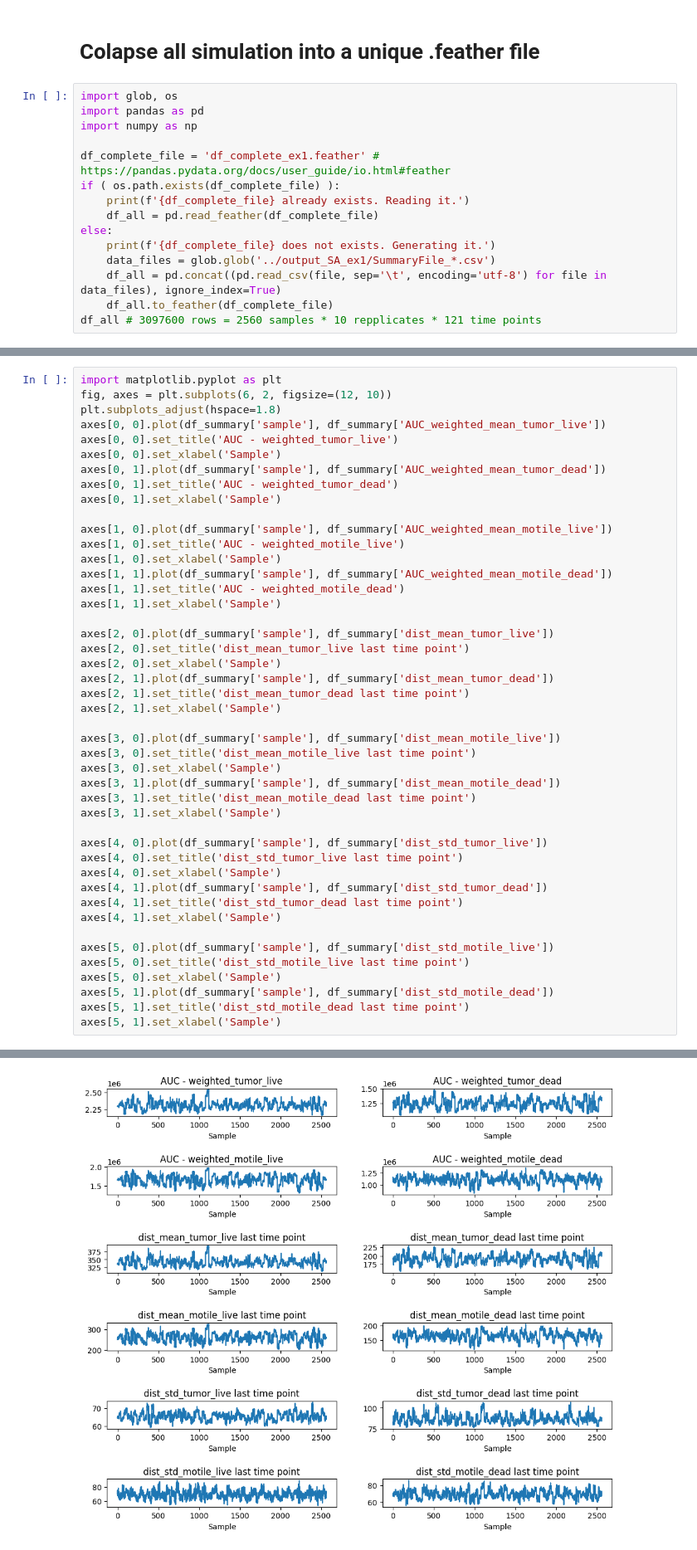
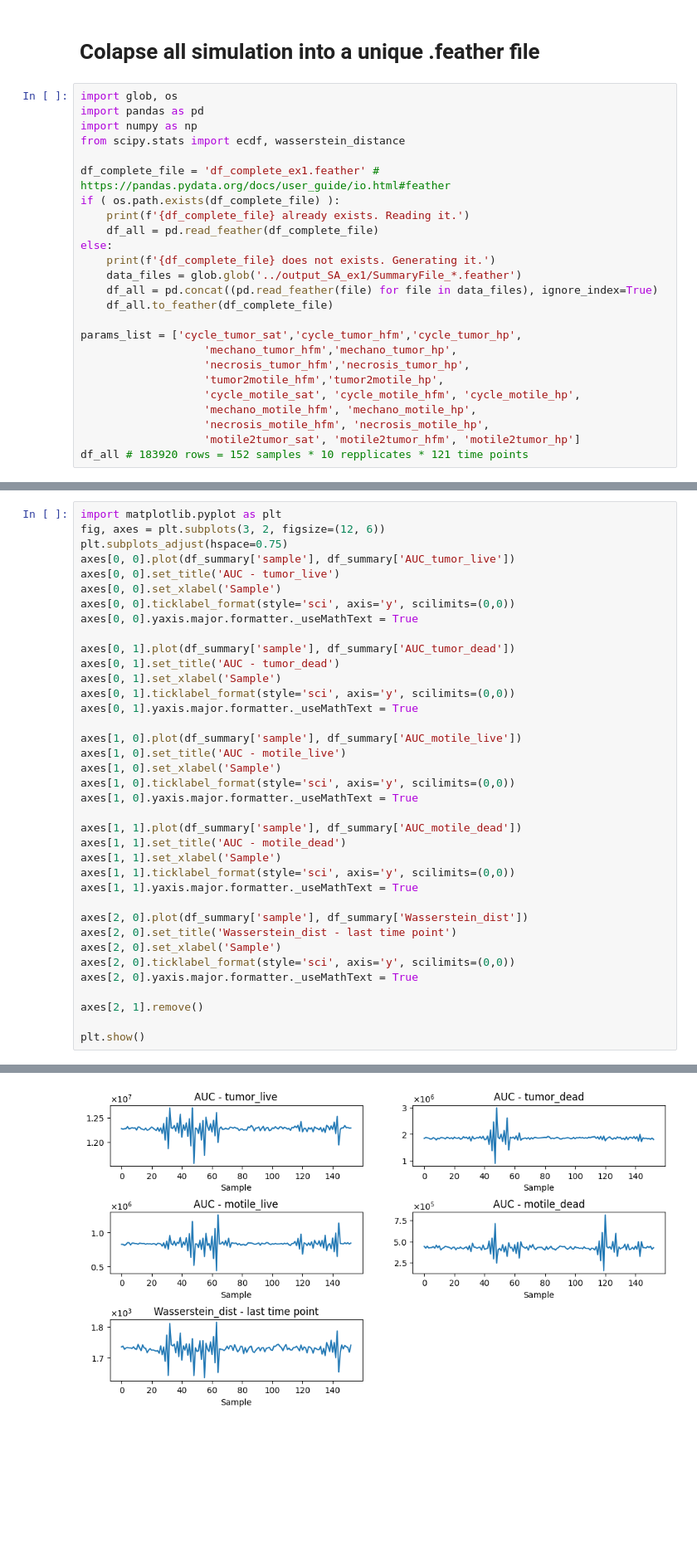
Before and after one commit to PhysiCell-Models/grammar_samples, a Jupyter notebook: Sensitivity_Analysis/SA_script_ex1.ipynb, the cells around one changed output, grey strips where cells are left out. Shown: that part at 83% size. Drawn from its saved outputs; the diff is of its cells as text; blank space fills up the shorter version.

```diff
--- a/Sensitivity_Analysis/SA_script_ex1.ipynb
+++ b/Sensitivity_Analysis/SA_script_ex1.ipynb
@@ -4,6 +4,7 @@
 import glob, os
 import pandas as pd
 import numpy as np
+from scipy.stats import ecdf, wasserstein_distance
 
 df_complete_file = 'df_complete_ex1.feather' # https://pandas.pydata.org/docs/user_guide/io.html#feather
 if ( os.path.exists(df_complete_file) ):
@@ -11,9 +12,18 @@ if ( os.path.exists(df_complete_file) ):
     df_all = pd.read_feather(df_complete_file)
 else:
     print(f'{df_complete_file} does not exists. Generating it.')
-    data_files = glob.glob('../output_SA_ex1/SummaryFile_*.csv')
-    df_all = pd.concat((pd.read_csv(file, sep='\t', encoding='utf-8') for file in data_files), ignore_index=True)
+    data_files = glob.glob('../output_SA_ex1/SummaryFile_*.feather')
+    df_all = pd.concat((pd.read_feather(file) for file in data_files), ignore_index=True)
     df_all.to_feather(df_complete_file)
-df_all # 3097600 rows = 2560 samples * 10 repplicates * 121 time points
+
+params_list = ['cycle_tumor_sat','cycle_tumor_hfm','cycle_tumor_hp',
+                   'mechano_tumor_hfm','mechano_tumor_hp',
+                   'necrosis_tumor_hfm','necrosis_tumor_hp',
+                   'tumor2motile_hfm','tumor2motile_hp',
+                   'cycle_motile_sat', 'cycle_motile_hfm', 'cycle_motile_hp',
+                   'mechano_motile_hfm', 'mechano_motile_hp',
+                   'necrosis_motile_hfm', 'necrosis_motile_hp',
+                   'motile2tumor_sat', 'motile2tumor_hfm', 'motile2tumor_hp']
+df_all # 183920 rows = 152 samples * 10 repplicates * 121 time points
 # %% [output]
 df_complete_ex1.feather already exists. Reading it.
@@ -104,46 +116,38 @@ df_summary_ex1.feather already exists. Reading it.
 # %%
 import matplotlib.pyplot as plt
-fig, axes = plt.subplots(6, 2, figsize=(12, 10))
-plt.subplots_adjust(hspace=1.8)
-axes[0, 0].plot(df_summary['sample'], df_summary['AUC_weighted_mean_tumor_live'])
-axes[0, 0].set_title('AUC - weighted_tumor_live')
+fig, axes = plt.subplots(3, 2, figsize=(12, 6))
+plt.subplots_adjust(hspace=0.75)
+axes[0, 0].plot(df_summary['sample'], df_summary['AUC_tumor_live'])
+axes[0, 0].set_title('AUC - tumor_live')
 axes[0, 0].set_xlabel('Sample')
-axes[0, 1].plot(df_summary['sample'], df_summary['AUC_weighted_mean_tumor_dead'])
-axes[0, 1].set_title('AUC - weighted_tumor_dead')
+axes[0, 0].ticklabel_format(style='sci', axis='y', scilimits=(0,0))
+axes[0, 0].yaxis.major.formatter._useMathText = True
+
+axes[0, 1].plot(df_summary['sample'], df_summary['AUC_tumor_dead'])
+axes[0, 1].set_title('AUC - tumor_dead')
 axes[0, 1].set_xlabel('Sample')
+axes[0, 1].ticklabel_format(style='sci', axis='y', scilimits=(0,0))
+axes[0, 1].yaxis.major.formatter._useMathText = True
 
-axes[1, 0].plot(df_summary['sample'], df_summary['AUC_weighted_mean_motile_live'])
-axes[1, 0].set_title('AUC - weighted_motile_live')
+axes[1, 0].plot(df_summary['sample'], df_summary['AUC_motile_live'])
+axes[1, 0].set_title('AUC - motile_live')
 axes[1, 0].set_xlabel('Sample')
-axes[1, 1].plot(df_summary['sample'], df_summary['AUC_weighted_mean_motile_dead'])
-axes[1, 1].set_title('AUC - weighted_motile_dead')
+axes[1, 0].ticklabel_format(style='sci', axis='y', scilimits=(0,0))
+axes[1, 0].yaxis.major.formatter._useMathText = True
+
+axes[1, 1].plot(df_summary['sample'], df_summary['AUC_motile_dead'])
+axes[1, 1].set_title('AUC - motile_dead')
 axes[1, 1].set_xlabel('Sample')
+axes[1, 1].ticklabel_format(style='sci', axis='y', scilimits=(0,0))
+axes[1, 1].yaxis.major.formatter._useMathText = True
 
-axes[2, 0].plot(df_summary['sample'], df_summary['dist_mean_tumor_live'])
-axes[2, 0].set_title('dist_mean_tumor_live last time point')
+axes[2, 0].plot(df_summary['sample'], df_summary['Wasserstein_dist'])
+axes[2, 0].set_title('Wasserstein_dist - last time point')
 axes[2, 0].set_xlabel('Sample')
-axes[2, 1].plot(df_summary['sample'], df_summary['dist_mean_tumor_dead'])
-axes[2, 1].set_title('dist_mean_tumor_dead last time point')
-axes[2, 1].set_xlabel('Sample')
+axes[2, 0].ticklabel_format(style='sci', axis='y', scilimits=(0,0))
+axes[2, 0].yaxis.major.formatter._useMathText = True
 
-axes[3, 0].plot(df_summary['sample'], df_summary['dist_mean_motile_live'])
-axes[3, 0].set_title('dist_mean_motile_live last time point')
-axes[3, 0].set_xlabel('Sample')
-axes[3, 1].plot(df_summary['sample'], df_summary['dist_mean_motile_dead'])
-axes[3, 1].set_title('dist_mean_motile_dead last time point')
-axes[3, 1].set_xlabel('Sample')
+axes[2, 1].remove()
 
-axes[4, 0].plot(df_summary['sample'], df_summary['dist_std_tumor_live'])
-axes[4, 0].set_title('dist_std_tumor_live last time point')
-axes[4, 0].set_xlabel('Sample')
-axes[4, 1].plot(df_summary['sample'], df_summary['dist_std_tumor_dead'])
-axes[4, 1].set_title('dist_std_tumor_dead last time point')
-axes[4, 1].set_xlabel('Sample')
-
-axes[5, 0].plot(df_summary['sample'], df_summary['dist_std_motile_live'])
-axes[5, 0].set_title('dist_std_motile_live last time point')
-axes[5, 0].set_xlabel('Sample')
-axes[5, 1].plot(df_summary['sample'], df_summary['dist_std_motile_dead'])
-axes[5, 1].set_title('dist_std_motile_dead last time point')
-axes[5, 1].set_xlabel('Sample')
+plt.show()
 # %% [output]
@@ -151 +154 @@ Text(0.5, 0, 'Sample')
-[figure, old version]
+[figure, new version]
```
Also changed, not shown: parts of 14 cells of this notebook, 1 other file.
